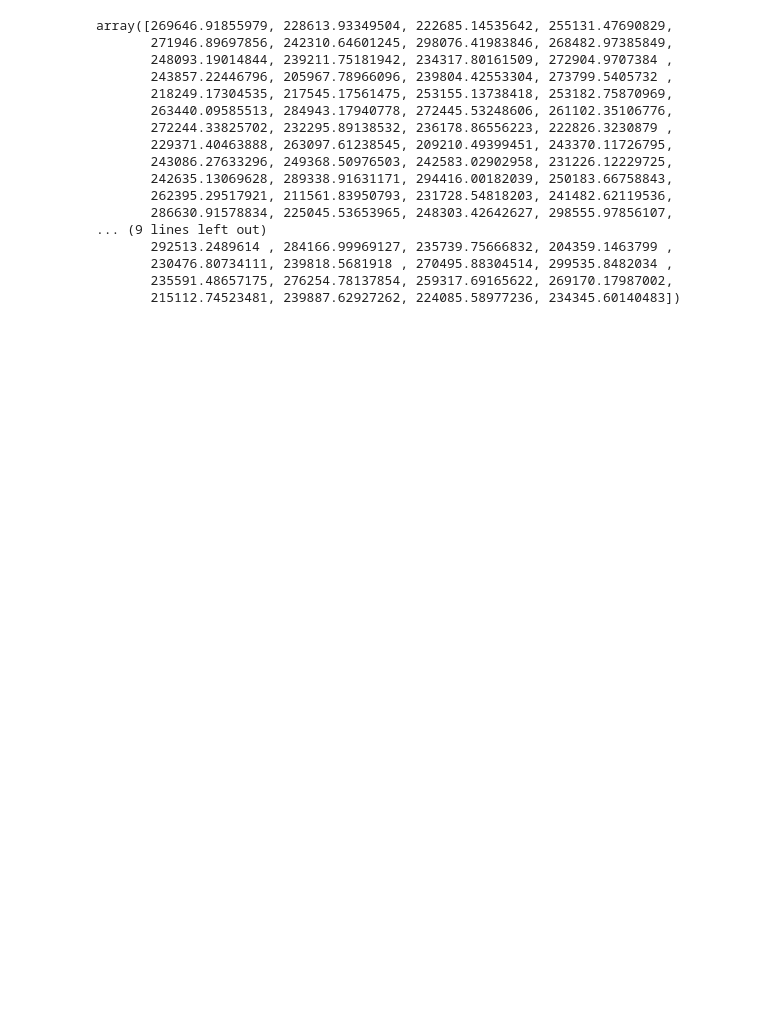
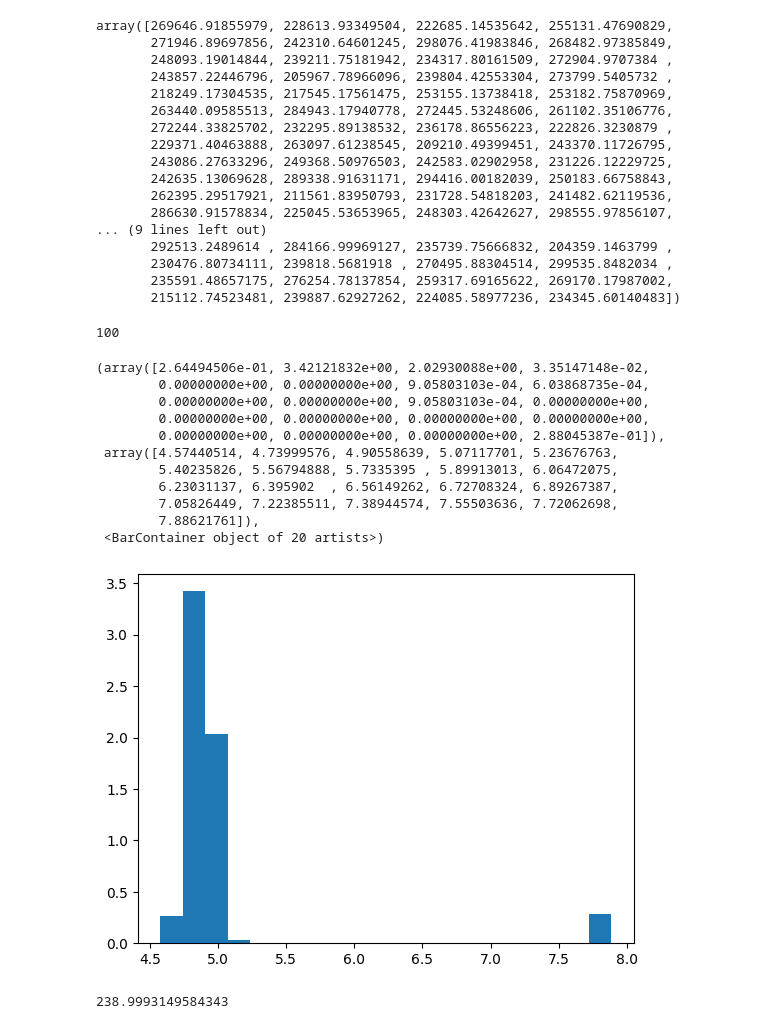
Before and after one commit to Xaleed/AdjustedPrice_P, a Jupyter notebook: Untitled1.ipynb, the cells around one changed output. Saved outputs shown, nothing was run; the diff lists cells and outputs as text; code cells hidden in the pictures; blank space fills up the shorter version.

```diff
--- a/Untitled1.ipynb
+++ b/Untitled1.ipynb
@@ -49,0 +56,22 @@ for i in range(n_iter):
+# %%
+# run the M-H algorithm
+for i in range(n_iter):
+  #compute a new sample
+  beta_new = proposal(beta, sigma)
+  print(beta_new)
+  print(np.e**posterior(beta_new,b,a,T,s,n))
+  print(np.e**posterior(beta,b,a,T,s,n))
+
+
+  #compute the acceptance ratio
+  r = posterior(beta_new,b,a,T,s,n)/posterior(beta,b,a,T,s,n)
+  print(r)
+  #generate a random number from uniform
+  u = np.random.uniform()
+  if (u<r):#accept
+    beta = beta_new
+  # elif (u<r)&(beta_new < 0):#accept
+  #   beta = beta-beta_new+beta
+  else:
+    beta = beta#reject
+  samples[i]=beta
@@ -98,0 +184,34 @@ array([269646.91855979, 228613.93349504, 222685.14535642, 255131.47690829,
+# %%
+
+s = abs(np.random.uniform(200,300, 100))
+n = [1200+ (-1)**np.random.binomial(200, 0.5, 1)[0]*np.random.binomial(200, 0.5, 1)[0] for i in range(len(s))]
+a = 1
+b = 2
+samples = metropolis_hastings(s, n, sigma, 20000,a,b)
+# %%
+s
+l = 2
+# ll = [norm.pdf(s[i], loc=n[i]/l, scale=n[i]/l**2) for i in len(n)]
+norm.pdf(s[10], loc=n[10]/l, scale=n[10]/l**2)
+len(n)
+# %% [output]
+100
+# %%
+plt.hist(samples, bins=20,density=True,label = "Posterior samples")
+# %% [output]
+(array([2.64494506e-01, 3.42121832e+00, 2.02930088e+00, 3.35147148e-02,
+        0.00000000e+00, 0.00000000e+00, 9.05803103e-04, 6.03868735e-04,
+        0.00000000e+00, 0.00000000e+00, 9.05803103e-04, 0.00000000e+00,
+        0.00000000e+00, 0.00000000e+00, 0.00000000e+00, 0.00000000e+00,
+        0.00000000e+00, 0.00000000e+00, 0.00000000e+00, 2.88045387e-01]),
+ array([4.57440514, 4.73999576, 4.90558639, 5.07117701, 5.23676763,
+        5.40235826, 5.56794888, 5.7335395 , 5.89913013, 6.06472075,
+        6.23031137, 6.395902  , 6.56149262, 6.72708324, 6.89267387,
+        7.05826449, 7.22385511, 7.38944574, 7.55503636, 7.72062698,
+        7.88621761]),
+ <BarContainer object of 20 artists>)
+[figure, added]
+# %%
+1200/np.mean(samples)
+# %% [output]
+238.9993149584343
```
Also changed, not shown: parts of 21 cells of this notebook.
